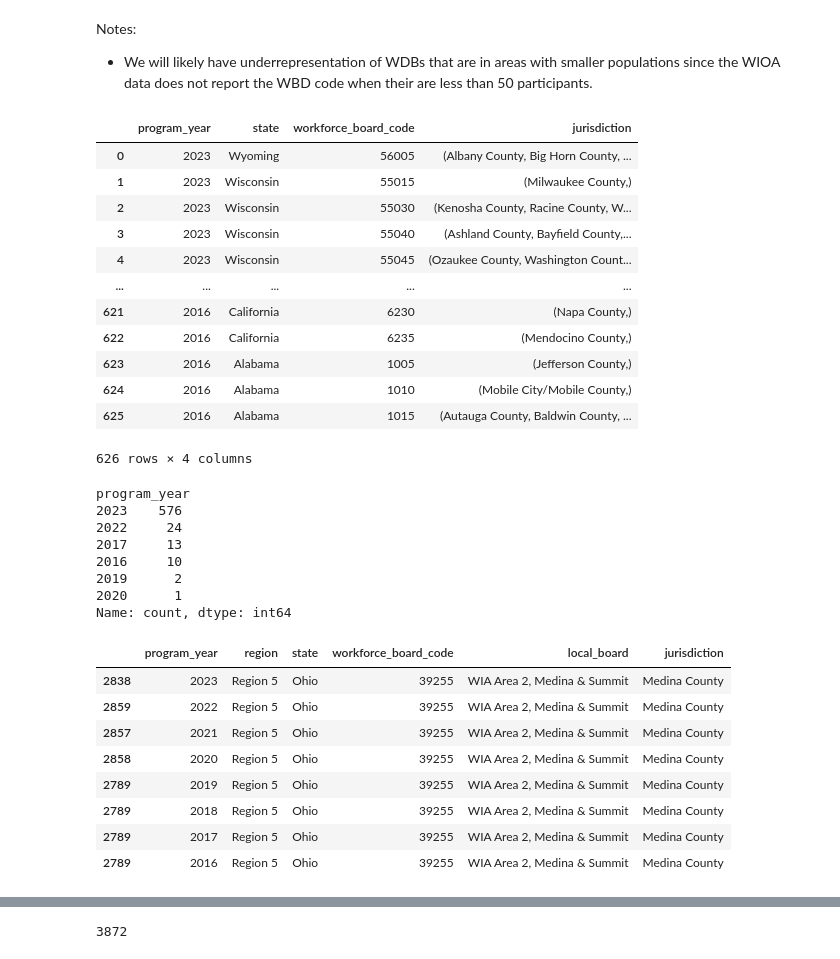
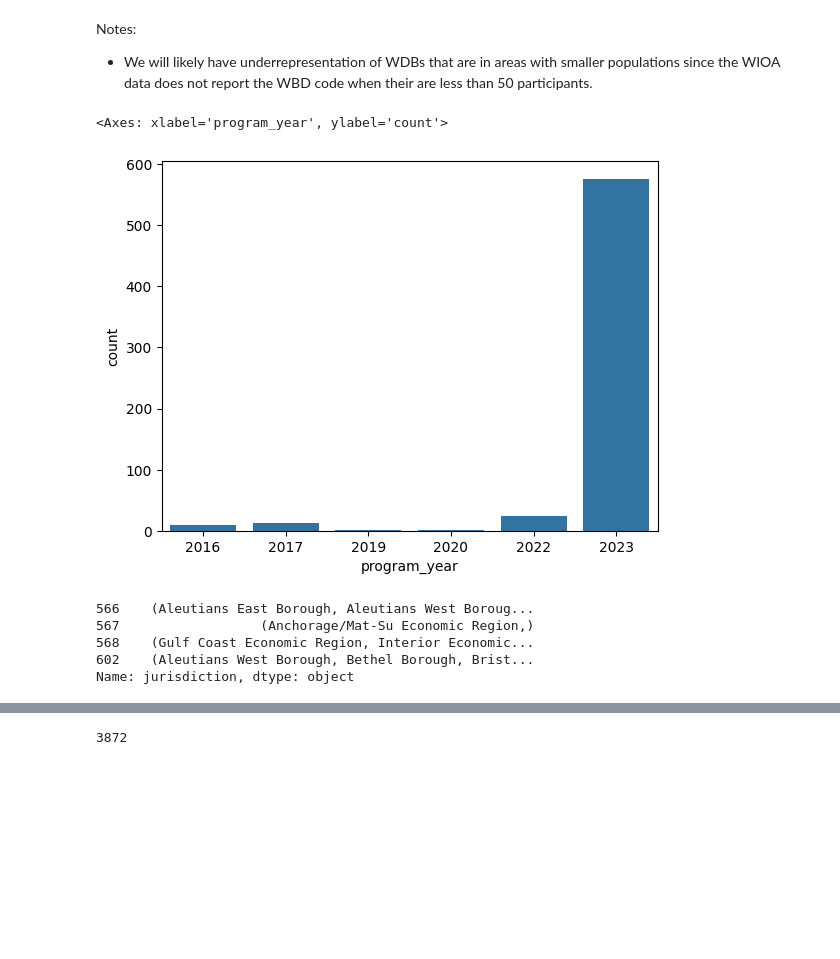
Before and after one commit to jcanedy/retrainability-index, a Jupyter notebook: scripts/create_workforce_boards.ipynb, the cells around one changed output, grey strips where cells are left out. Cells and saved outputs as stored; diff of their text form; code cells hidden in the pictures; blank space fills up the shorter version.

```diff
--- a/scripts/create_workforce_boards.ipynb
+++ b/scripts/create_workforce_boards.ipynb
@@ -70,3 +70,8 @@ df_workforce_boards_grouped = df_workforce_boards_grouped.sort_values(by=["progr
 
 # Remove duplicates that repeat across program years if they cover the same jurisdiction
 df_workforce_boards_grouped = df_workforce_boards_grouped[~df_workforce_boards_grouped.duplicated(subset=["workforce_board_code", "state", "jurisdiction"])].reset_index(drop=True)
+# %%
+sns.barplot(df_workforce_boards_grouped["program_year"].value_counts().sort_index())
+# %% [output]
+<Axes: xlabel='program_year', ylabel='count'>
+[figure, added]
@@ -73,42 +80,8 @@ df_workforce_boards_grouped = df_workforce_boards_grouped[~df_workforce_boards_g
 # %%
-df_workforce_boards_grouped
+df_workforce_boards_grouped[df_workforce_boards_grouped["state"] == "Alaska"].jurisdiction
 # %% [output]
-|  | program_year | state | workforce_board_code | jurisdiction |
-| 0 | 2023 | Wyoming | 56005 | (Albany County, Big Horn County, ... |
-| 1 | 2023 | Wisconsin | 55015 | (Milwaukee County,) |
-| 2 | 2023 | Wisconsin | 55030 | (Kenosha County, Racine County, W... |
-| 3 | 2023 | Wisconsin | 55040 | (Ashland County, Bayfield County,... |
-| 4 | 2023 | Wisconsin | 55045 | (Ozaukee County, Washington Count... |
-| ... | ... | ... | ... | ... |
-| 621 | 2016 | California | 6230 | (Napa County,) |
-| 622 | 2016 | California | 6235 | (Mendocino County,) |
-| 623 | 2016 | Alabama | 1005 | (Jefferson County,) |
-| 624 | 2016 | Alabama | 1010 | (Mobile City/Mobile County,) |
-| 625 | 2016 | Alabama | 1015 | (Autauga County, Baldwin County, ... |
-626 rows × 4 columns
+566    (Aleutians East Borough, Aleutians West Boroug...
+567                  (Anchorage/Mat-Su Economic Region,)
+568    (Gulf Coast Economic Region, Interior Economic...
+602    (Aleutians West Borough, Bethel Borough, Brist...
+Name: jurisdiction, dtype: object
-# %%
-df_workforce_boards_grouped["program_year"].value_counts()
-# %% [output]
-program_year
-2023    576
-2022     24
-2017     13
-2016     10
-2019      2
-2020      1
-Name: count, dtype: int64
-# %%
-is_state = df_workforce_boards["state"] == "Ohio"
-is_jurisdiction = df_workforce_boards["jurisdiction"] == "Medina County"
-
-df_workforce_boards[is_state & is_jurisdiction]
-# %% [output]
-|  | program_year | region | state | workforce_board_code | local_board | jurisdiction |
-| 2838 | 2023 | Region 5 | Ohio | 39255 | WIA Area 2, Medina & Summit | Medina County |
-| 2859 | 2022 | Region 5 | Ohio | 39255 | WIA Area 2, Medina & Summit | Medina County |
-| 2857 | 2021 | Region 5 | Ohio | 39255 | WIA Area 2, Medina & Summit | Medina County |
-| 2858 | 2020 | Region 5 | Ohio | 39255 | WIA Area 2, Medina & Summit | Medina County |
-| 2789 | 2019 | Region 5 | Ohio | 39255 | WIA Area 2, Medina & Summit | Medina County |
-| 2789 | 2018 | Region 5 | Ohio | 39255 | WIA Area 2, Medina & Summit | Medina County |
-| 2789 | 2017 | Region 5 | Ohio | 39255 | WIA Area 2, Medina & Summit | Medina County |
-| 2789 | 2016 | Region 5 | Ohio | 39255 | WIA Area 2, Medina & Summit | Medina County |
```
Also changed, not shown: parts of 23 cells of this notebook.
